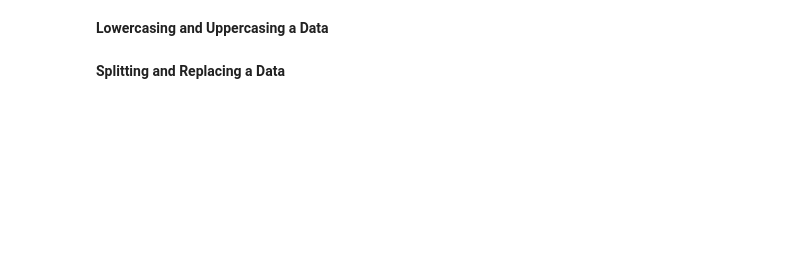
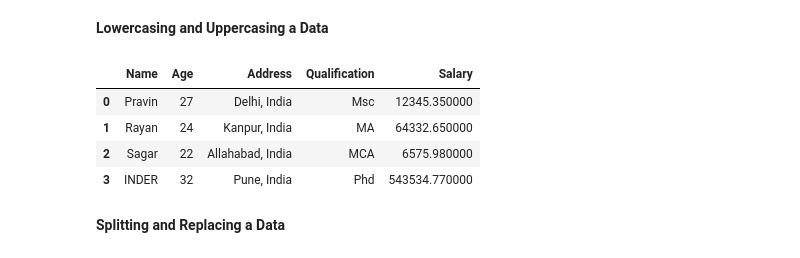
Before and after one commit to pramodtoraskar/Python-Learning, a Jupyter notebook: Examples/Module-4/m4-script33.ipynb, the cells around one changed output. Cells and saved outputs as stored; diff of their text form; code cells hidden in the pictures; blank space fills up the shorter version.

```diff
--- a/Examples/Module-4/m4-script33.ipynb
+++ b/Examples/Module-4/m4-script33.ipynb
@@ -153,17 +348,29 @@ for i in columns:
 # %%
 # Define a dictionary containing employee data
-data = {'Name':['Pravin', 'Rayan', 'Sagar', 'Inder'],
+data = {'Name':['Pravin', 'Rayan', 'Sagar', 'INDER'],
         'Age':[27, 24, 22, 32],
         'Address':['Delhi', 'Kanpur', 'Allahabad', 'Pune'],
-        'Qualification':['Msc', 'MA', 'MCA', 'Phd']}
+        'Qualification':['Msc', 'MA', 'MCA', 'Phd'],
+        'Salary': [12345.3456, 64332.6545345, 6575.9767, 543534.7655] }
 
 # Convert the dictionary into DataFrame
 df = pd.DataFrame(data)
 
 # Converting and overwriting values in column
-df["Name"]= df["Name"].str.lower()
+#df["Name"] = df["Name"].str.upper()
+#df["Salary"] = df["Salary"].apply(np.floor)
+df["Salary"] = df["Salary"].round(decimals=2)
+df["Address"] = df["Address"].apply(lambda x: x + ', India')
 
-print(df)
+dir(df.style)
+
+df.style.bar(align="left")
+# %% [output]
+|  | Name | Age | Address | Qualification | Salary |
+| 0 | Pravin | 27 | Delhi, India | Msc | 12345.350000 |
+| 1 | Rayan | 24 | Kanpur, India | MA | 64332.650000 |
+| 2 | Sagar | 22 | Allahabad, India | MCA | 6575.980000 |
+| 3 | INDER | 32 | Pune, India | Phd | 543534.770000 |
 # %% [markdown]
 **Splitting and Replacing a Data**
 # %%
```
Also changed, not shown: parts of 29 cells of this notebook, 13 other files.
